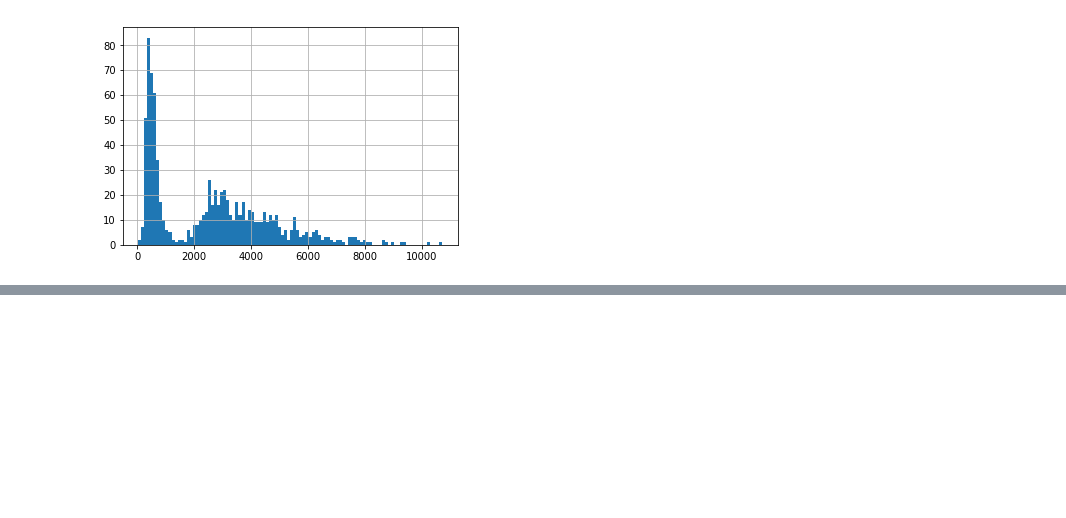
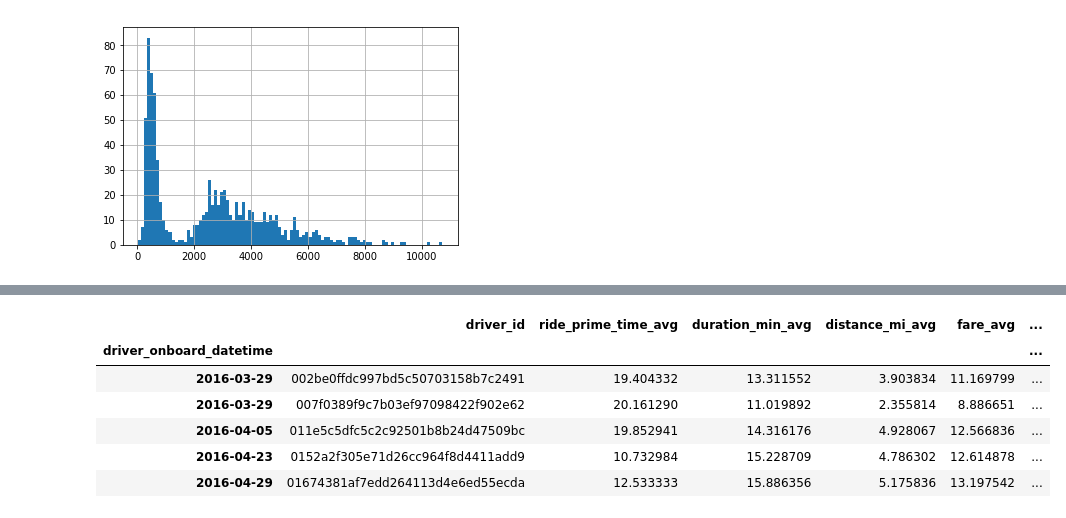
Before and after one commit to SallyPoon/LyftDS, a Jupyter notebook: Lyft_DS_Sam.ipynb, the cells around one changed output, grey strips where cells are left out. Saved outputs shown, nothing was run; the diff lists cells and outputs as text; code cells hidden in the pictures; blank space fills up the shorter version.

```diff
--- a/Lyft_DS_Sam.ipynb
+++ b/Lyft_DS_Sam.ipynb
@@ -196,0 +161,23 @@ hist = combined_date['fare_sum'].hist(bins=100)
+# %%
+# Add change the date string into a date object
+# combined_date['driver_onboard_date_object'] = combined_date['driver_onboard_date'].apply(lambda date: date[:10])
+# combined_date['driver_onboard_date_object'] = combined_date['driver_onboard_date_object'].apply(pd.to_datetime)
+
+combined_date['driver_onboard_datetime'] = pd.to_datetime(combined_date['driver_onboard_date'])
+
+# Set index to the new column
+combined_date = combined_date.set_index('driver_onboard_datetime')
+
+# Drop the og column
+combined_date.drop(['driver_onboard_date'], axis=1, inplace=True)
+
+# Preview the first couple of rows
+combined_date.head()
+# %% [output]
+|  | driver_id | ride_prime_time_avg | duration_min_avg | distance_mi_avg | fare_avg | ... |
+| driver_onboard_datetime |  |  |  |  |  | ... |
+| 2016-03-29 | 002be0ffdc997bd5c50703158b7c2491 | 19.404332 | 13.311552 | 3.903834 | 11.169799 | ... |
+| 2016-03-29 | 007f0389f9c7b03ef97098422f902e62 | 20.161290 | 11.019892 | 2.355814 | 8.886651 | ... |
+| 2016-04-05 | 011e5c5dfc5c2c92501b8b24d47509bc | 19.852941 | 14.316176 | 4.928067 | 12.566836 | ... |
+| 2016-04-23 | 0152a2f305e71d26cc964f8d4411add9 | 10.732984 | 15.228709 | 4.786302 | 12.614878 | ... |
+| 2016-04-29 | 01674381af7edd264113d4e6ed55ecda | 12.533333 | 15.886356 | 5.175836 | 13.197542 | ... |
```
Also changed, not shown: parts of 10 cells of this notebook.
